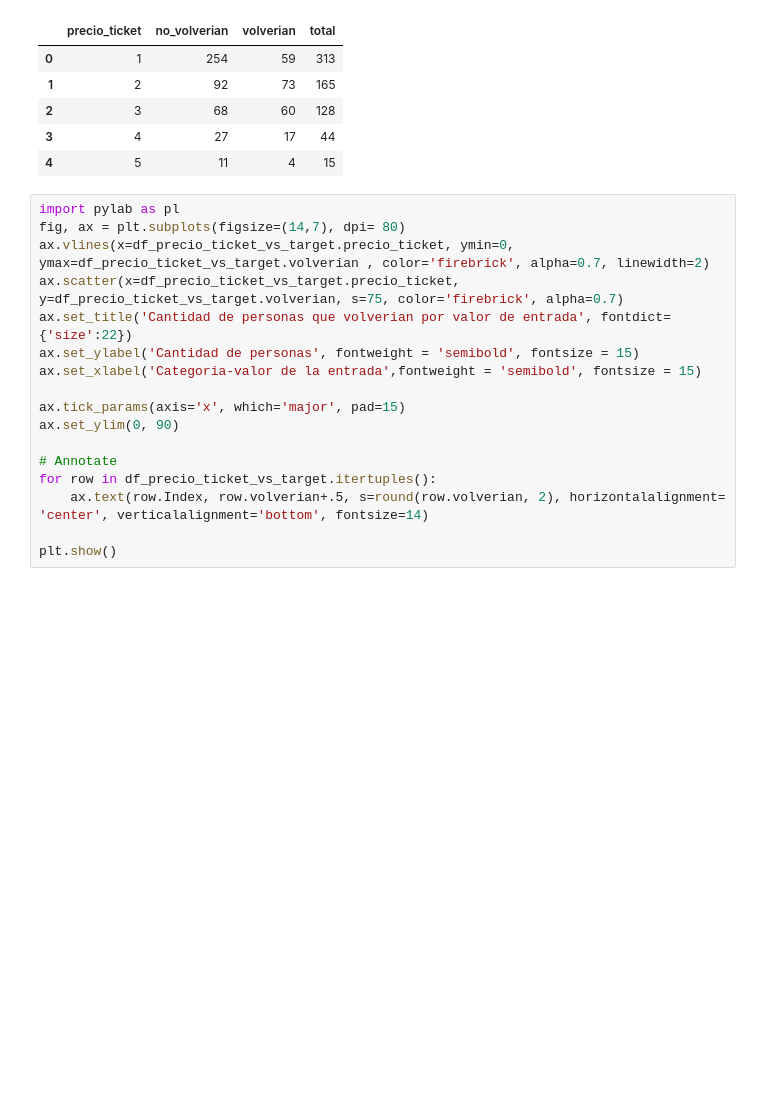
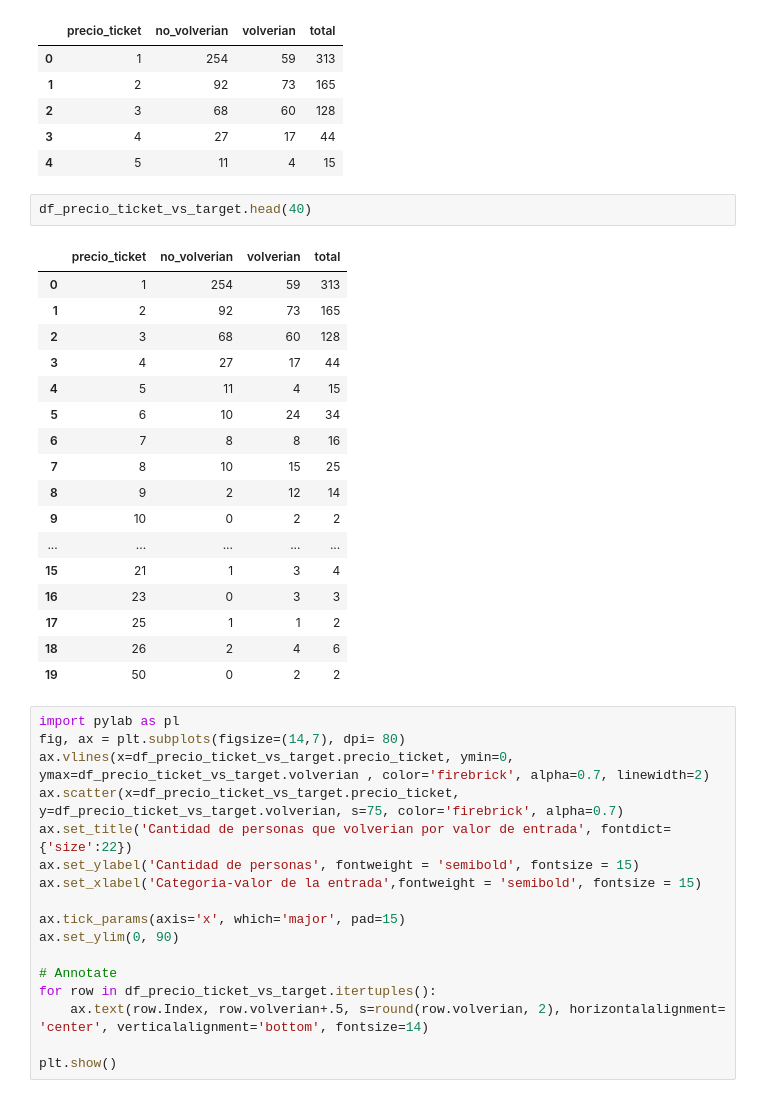
Before and after one commit to lionelguglielmone/OrgaDeCompusTP, a Jupyter notebook: tp1_main.ipynb, the cells around one changed output. Cells and saved outputs as stored; diff of their text form; blank space fills up the shorter version.

```diff
--- a/tp1_main.ipynb
+++ b/tp1_main.ipynb
@@ -473,6 +475,26 @@ df_precio_ticket_vs_target.head()
 | 2 | 3 | 68 | 60 | 128 |
 | 3 | 4 | 27 | 17 | 44 |
 | 4 | 5 | 11 | 4 | 15 |
+# %%
+df_precio_ticket_vs_target.head(40)
+# %% [output]
+|  | precio_ticket | no_volverian | volverian | total |
+| 0 | 1 | 254 | 59 | 313 |
+| 1 | 2 | 92 | 73 | 165 |
+| 2 | 3 | 68 | 60 | 128 |
+| 3 | 4 | 27 | 17 | 44 |
+| 4 | 5 | 11 | 4 | 15 |
+| 5 | 6 | 10 | 24 | 34 |
+| 6 | 7 | 8 | 8 | 16 |
+| 7 | 8 | 10 | 15 | 25 |
+| 8 | 9 | 2 | 12 | 14 |
+| 9 | 10 | 0 | 2 | 2 |
+| ... | ... | ... | ... | ... |
+| 15 | 21 | 1 | 3 | 4 |
+| 16 | 23 | 0 | 3 | 3 |
+| 17 | 25 | 1 | 1 | 2 |
+| 18 | 26 | 2 | 4 | 6 |
+| 19 | 50 | 0 | 2 | 2 |
 # %%
 import pylab as pl
 fig, ax = plt.subplots(figsize=(14,7), dpi= 80)
```
Also changed, not shown: parts of 8 cells of this notebook.
